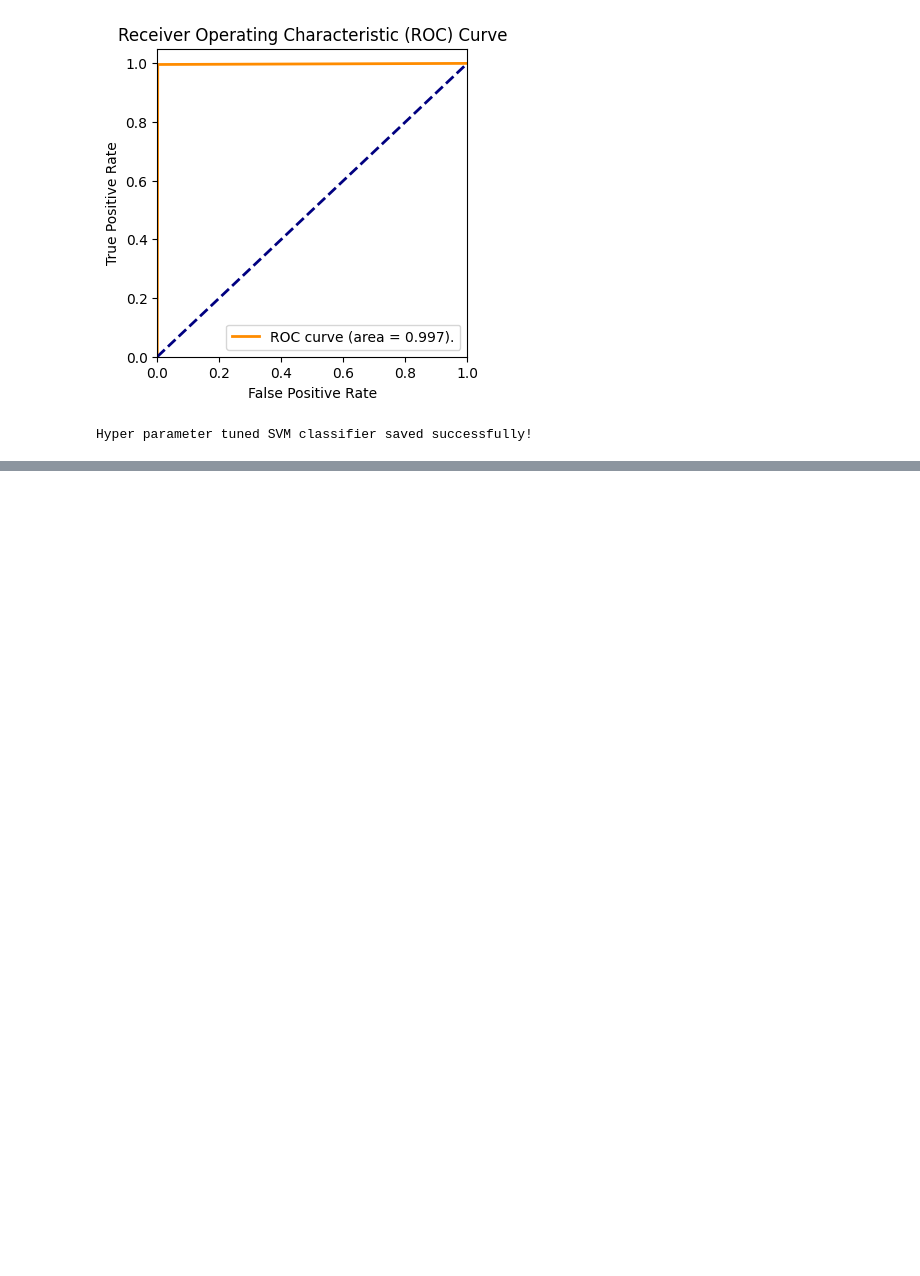
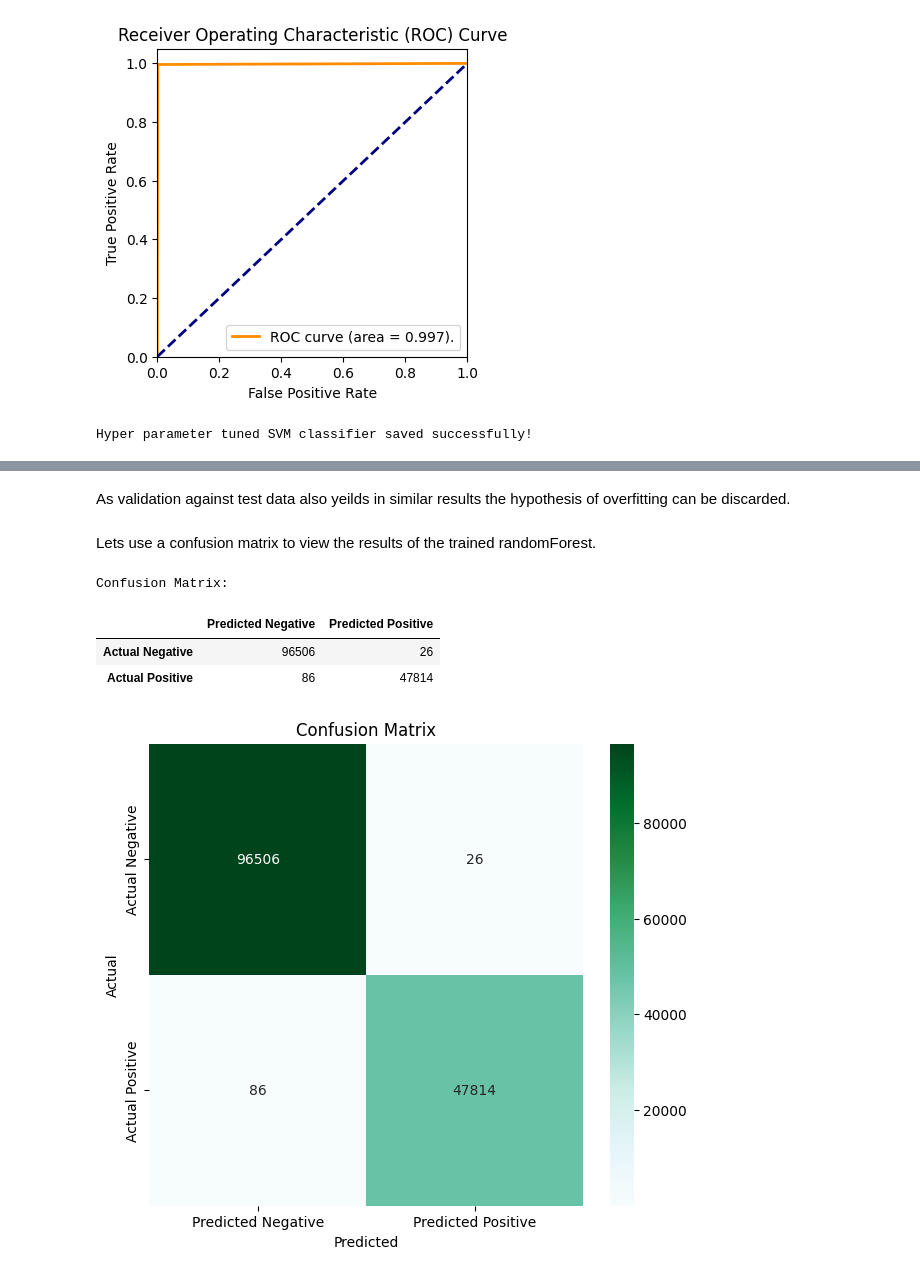
Before and after one commit to IT21042324/Credit-Card-Fraud-Detection---IT4060, a Jupyter notebook: Credit Card Fraud Detection.ipynb, the cells around one changed output, grey strips where cells are left out. Saved outputs shown, nothing was run; the diff lists cells and outputs as text; code cells hidden in the pictures; blank space fills up the shorter version.

Commit message:
added Random Forest implementation

```diff
--- a/Credit Card Fraud Detection.ipynb
+++ b/Credit Card Fraud Detection.ipynb
@@ -1015,0 +1041,9 @@ Hyper parameter tuned SVM classifier saved successfully!
+# %%
+# Initialize the Random Forest base estimator
+randomForest = RandomForestClassifier()
+
+# Perform cross-validation and evaluate using different metrics
+scoring = ['accuracy', 'precision', 'recall', 'f1', 'roc_auc']
+for metric in scoring:
+  scores = cross_val_score(randomForest, x_train, y_train, cv=kFold, scoring=metric)
+  print(f'Mean {metric.capitalize()}: {scores.mean():.4f} (Std: {scores.std():.4f})')
@@ -1015,0 +1062,13 @@ Hyper parameter tuned SVM classifier saved successfully!
+# %%
+# Fit the model on the entire training data for final evaluation
+randomForest.fit(x_train, y_train)
+print("Training completed!", flush=True)
+
+# Make predictions on the test data
+y_pred = randomForest.predict(x_test)
+print("prediction completed", flush=True)
+print("", flush=True)
+
+# Using a report for evaluation against test set
+report = classification_report(y_test, y_pred)
+print("Classification Report: \n\n {}".format(report))
@@ -1015,0 +1089,28 @@ Hyper parameter tuned SVM classifier saved successfully!
+# %% [markdown]
+As validation against test data also yeilds in similar results the hypothesis of overfitting can be discarded.<br />
+<br />
+Lets use a confusion matrix to view the results of the trained randomForest.
+# %%
+# Create a confusion matrix for test data
+confusion_mat = confusion_matrix(y_test, y_pred)
+
+# Convert confusion matrix to DataFrame for better formatting and display
+confusion_df = pd.DataFrame(confusion_mat, index=['Actual Negative', 'Actual Positive'], columns=['Predicted Negative', 'Predicted Positive'])
+
+# Display the confusion matrix
+print("\nConfusion Matrix:")
+display(confusion_df)
+
+# Plot the confusion matrix
+plt.figure(figsize=(7, 6))
+sns.heatmap(confusion_df, annot=True, fmt="g", cmap='BuGn') #fmt g is to show the entire number without the e term
+plt.title("Confusion Matrix")
+plt.xlabel("Predicted")
+plt.ylabel("Actual")
+plt.show()
+# %% [output]
+Confusion Matrix:
+|  | Predicted Negative | Predicted Positive |
+| Actual Negative | 96506 | 26 |
+| Actual Positive | 86 | 47814 |
+[figure, added]
```
Also changed, not shown: parts of 26 cells of this notebook, 1 other file.
